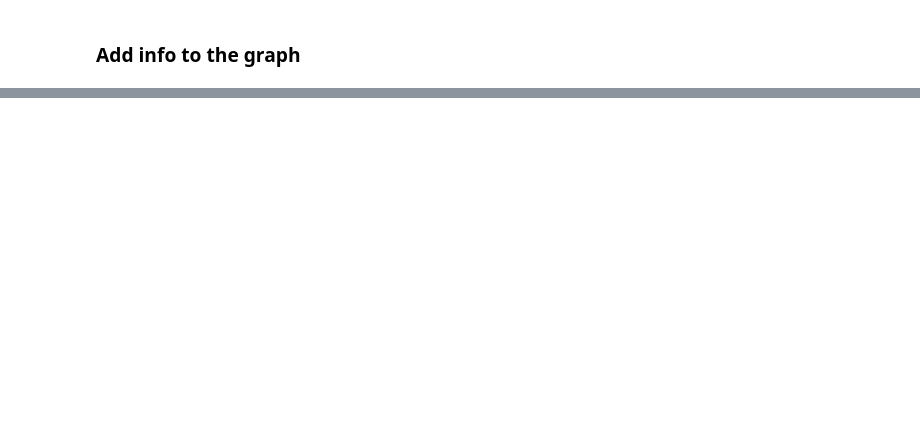
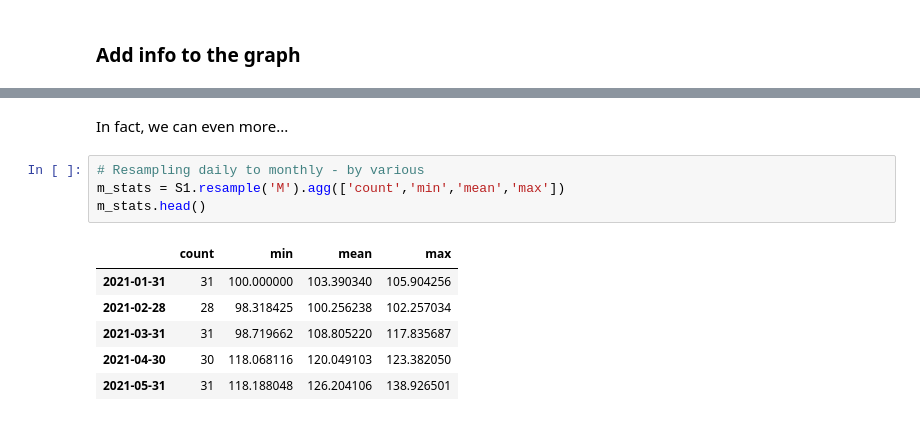
Before and after one commit to llRodroll/Code_in_class, a Jupyter notebook: 04_DS_and_Pandas.ipynb, the cells around one changed output, grey strips where cells are left out. Cells and saved outputs as stored; diff of their text form; blank space fills up the shorter version.

```diff
--- a/04_DS_and_Pandas.ipynb
+++ b/04_DS_and_Pandas.ipynb
@@ -434,0 +461,13 @@ fig.show()
+# %% [markdown]
+In fact, we can even more...
+# %%
+# Resampling daily to monthly - by various
+m_stats = S1.resample('M').agg(['count','min','mean','max'])
+m_stats.head()
+# %% [output]
+|  | count | min | mean | max |
+| 2021-01-31 | 31 | 100.000000 | 103.390340 | 105.904256 |
+| 2021-02-28 | 28 | 98.318425 | 100.256238 | 102.257034 |
+| 2021-03-31 | 31 | 98.719662 | 108.805220 | 117.835687 |
+| 2021-04-30 | 30 | 118.068116 | 120.049103 | 123.382050 |
+| 2021-05-31 | 31 | 118.188048 | 126.204106 | 138.926501 |
```
Also changed, not shown: parts of 21 cells of this notebook.
